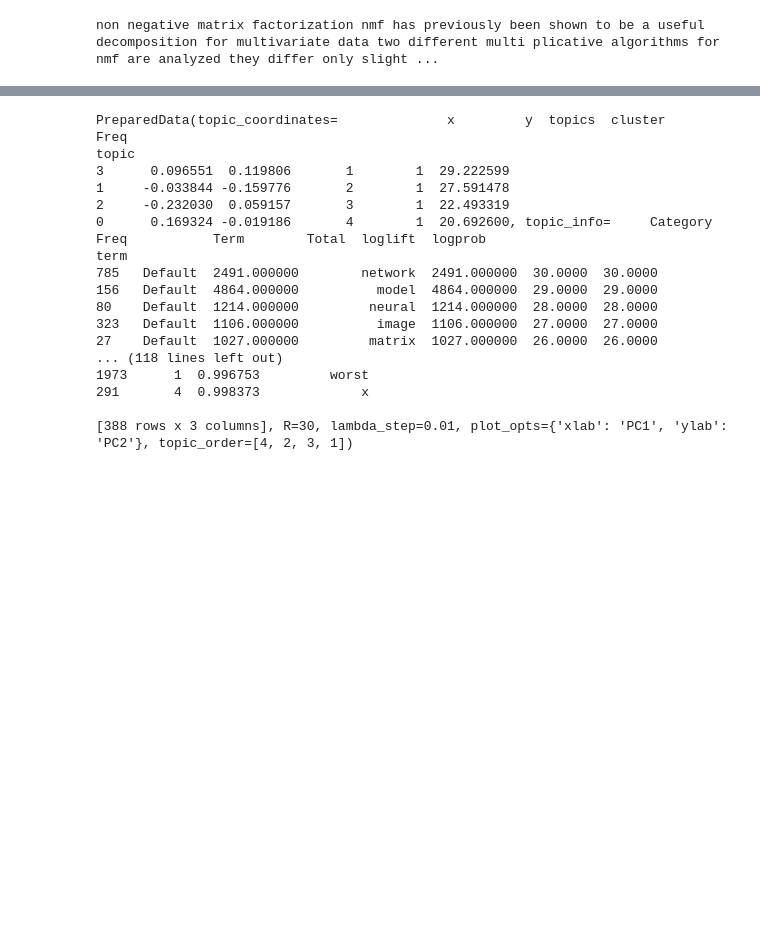
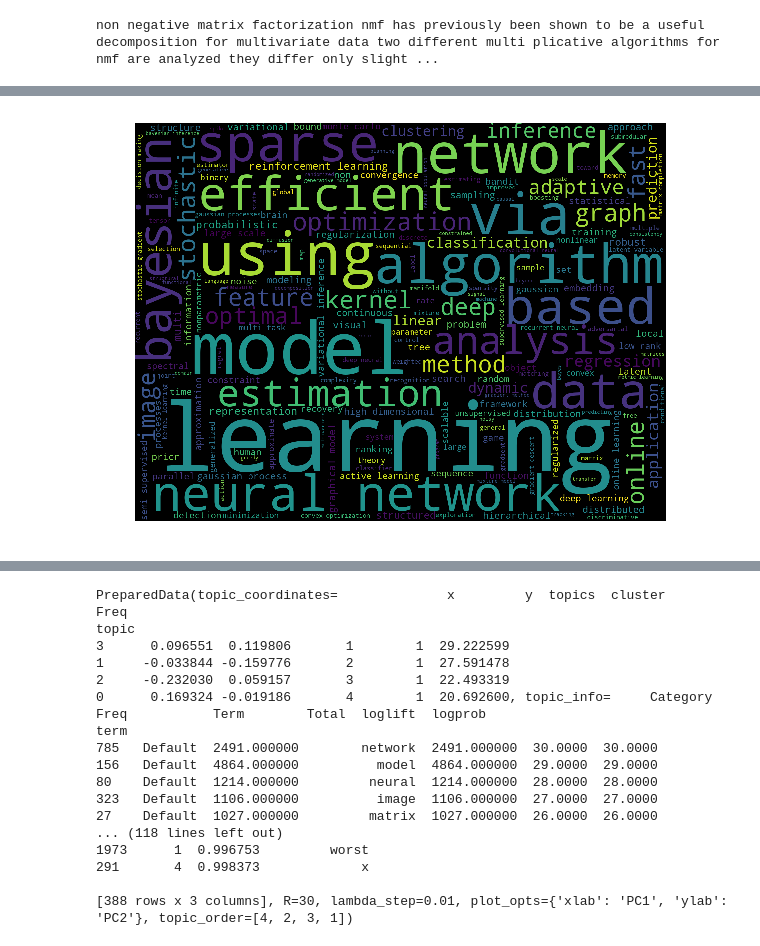
Before and after one commit to leapfrogtechnology/journal-recommendation, a Jupyter notebook: journal_reccomendation.ipynb, the cells around one changed output, grey strips where cells are left out. Cells and saved outputs as stored; diff of their text form; code cells hidden in the pictures; blank space fills up the shorter version.

```diff
--- a/journal_reccomendation.ipynb
+++ b/journal_reccomendation.ipynb
@@ -186,0 +218,20 @@ data_df.head()
+# %%
+def wordcloud_cluster(data_frame,columns):
+    temp_df = list(data_frame[columns])
+    cloud = " ".join(temp_df).lower()
+    stop_words = set(stopwords.words("english"))
+    wordcloud = WordCloud(width = 1600, height = 1200,
+                background_color ='black',
+                stopwords = stop_words,
+                min_font_size = 10).generate(cloud)
+    # plot the WordCloud image
+    plt.figure(figsize = (8, 8), facecolor = None)
+    plt.imshow(wordcloud)
+    plt.axis("off")
+    plt.tight_layout(pad = 0)
+    plt.show()
+    return plt
+# %%
+wordcloud_cluster(data_df,'title')
+# %% [output]
+[figure, added]
```
Also changed, not shown: parts of 33 cells of this notebook, 3 other files.
